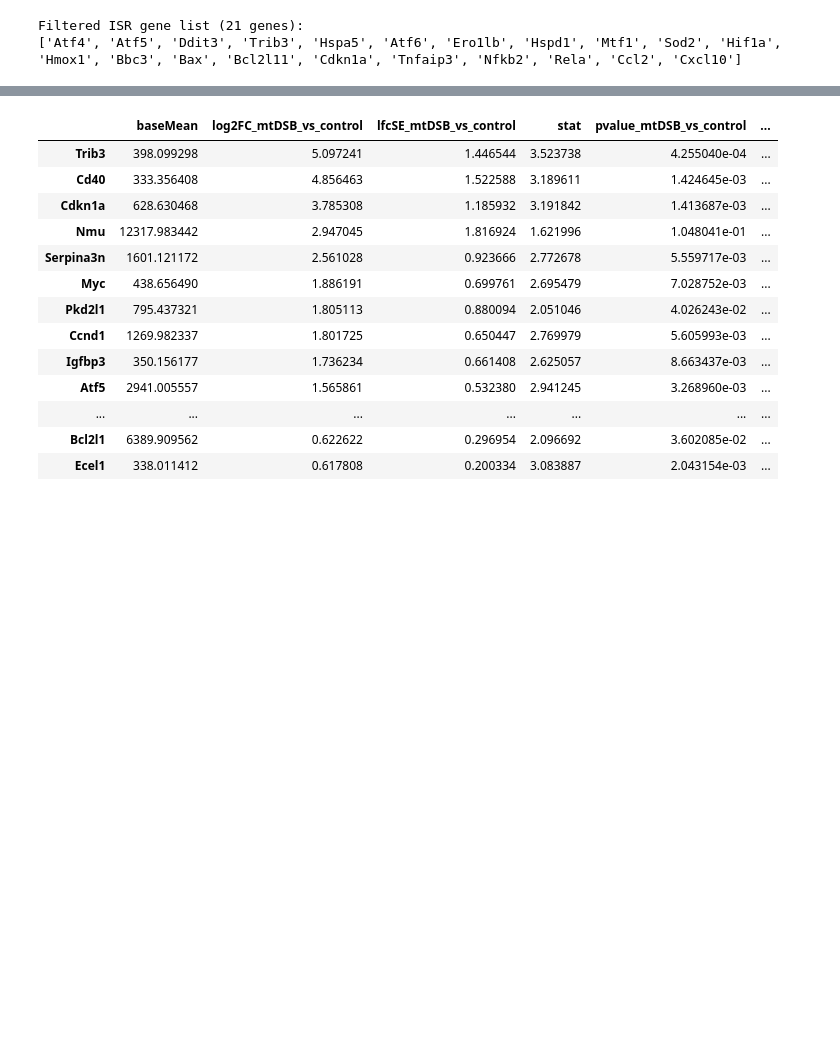
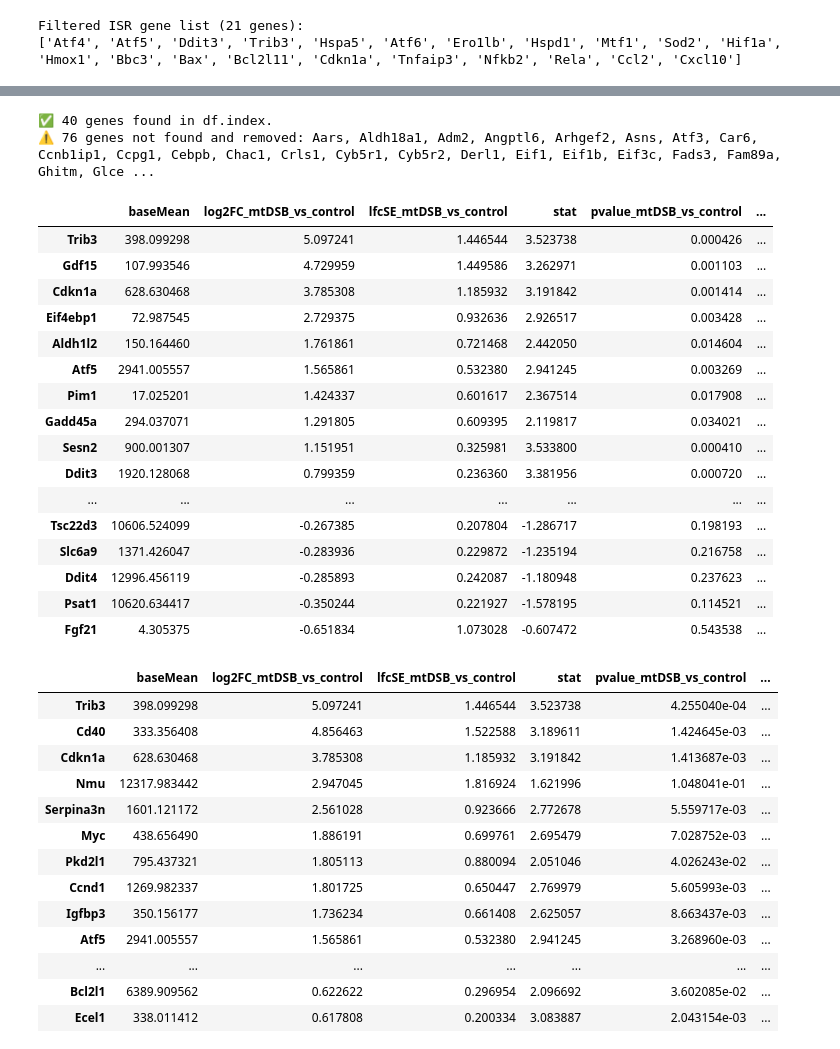
Before and after one commit to christoffermattssonlangseth/oligo-mtDSB, a Jupyter notebook: notebooks-02/08_ISR_celltype_specific.ipynb, the cells around one changed output, grey strips where cells are left out. Drawn from its saved outputs; the diff is of its cells as text; code cells hidden in the pictures; blank space fills up the shorter version.

```diff
--- a/notebooks-02/08_ISR_celltype_specific.ipynb
+++ b/notebooks-02/08_ISR_celltype_specific.ipynb
@@ -37,3 +86,44 @@ sub = df.sort_values(by = 'log2FC_mtDSB_vs_control', ascending = False)
+# %%
+clic_isr_genes = [
+    "Aars", "Aldh18a1", "Adm2", "Aldh1l2", "Angptl6", "Arhgef2", "Asns", "Atf3", "Atf4", "Atf5",
+    "Atf6", "Car6", "Ccnb1ip1", "Ccpg1", "Cdkn1a", "Cebpb", "Chac1", "Ciart", "Clic4", "Cln8",
+    "Crls1", "Cth", "Cyb5r1", "Cyb5r2", "Ddit3", "Ddit4", "Derl1", "Eif1", "Eif1b", "Eif2s2",
+    "Eif3c", "Eif4ebp1", "Epb41l4a", "Ero1l", "Fads3", "Fam129a", "Fam89a", "Fgf21", "Gadd45a",
+    "Gars", "Gdf15", "Ghitm", "Glce", "Gnpnat1", "Got1", "Gpt2", "Gtpbp2", "Hax1", "Herpud1",
+    "Hmox1", "Hoxa9", "Hspa9", "Iars", "Ifrd1", "Idh1", "Krtcap2", "Lars", "Leprotl1", "Lonp1",
+    "Mars", "Mdfic", "Mtbp", "Mthfd1l", "Mthfd2", "Nars", "Nfe2l1", "Nfil3", "Nop14", "Nupr1",
+    "Otub2", "Paqr3", "Pck2", "Pfkp", "Phf10", "Phgdh", "Pim1", "Plpp4", "Ppp1r15a", "Psat1",
+    "Psph", "Pvr", "Pycr1", "Rars", "Rgs16", "Rhbdd1", "Sars", "Scpep1", "Sesn2", "Shmt2",
+    "Siah2", "Slc1a4", "Slc1a5", "Slc25a33", "Slc3a2", "Slc6a9", "Slc7a1", "Slc7a3", "Slc7a5",
+    "Slc7a11", "Soat2", "Steap1", "St6galnac1", "Tars", "Tbc1d31", "Tcea1", "Tgif1", "Trib3",
+    "Tsc22d3", "Ubr2", "Uhrf1bp1", "Vegfa", "Wars", "Xpot", "Yars", "Ydjc", "Znfx1"
+]
+# %%
+# For DataFrame
+genes_filtered = filter_genes_in_data(sub, clic_isr_genes)
+# %% [output]
+✅ 40 genes found in df.index.
+⚠️ 76 genes not found and removed: Aars, Aldh18a1, Adm2, Angptl6, Arhgef2, Asns, Atf3, Car6, Ccnb1ip1, Ccpg1, Cebpb, Chac1, Crls1, Cyb5r1, Cyb5r2, Derl1, Eif1, Eif1b, Eif3c, Fads3, Fam89a, Ghitm, Glce ...
+# %%
+sub.loc[genes_filtered].sort_values(by = 'log2FC_mtDSB_vs_control', ascending = False)
+# %% [output]
+|  | baseMean | log2FC_mtDSB_vs_control | lfcSE_mtDSB_vs_control | stat | pvalue_mtDSB_vs_control | ... |
+| Trib3 | 398.099298 | 5.097241 | 1.446544 | 3.523738 | 0.000426 | ... |
+| Gdf15 | 107.993546 | 4.729959 | 1.449586 | 3.262971 | 0.001103 | ... |
+| Cdkn1a | 628.630468 | 3.785308 | 1.185932 | 3.191842 | 0.001414 | ... |
+| Eif4ebp1 | 72.987545 | 2.729375 | 0.932636 | 2.926517 | 0.003428 | ... |
+| Aldh1l2 | 150.164460 | 1.761861 | 0.721468 | 2.442050 | 0.014604 | ... |
+| Atf5 | 2941.005557 | 1.565861 | 0.532380 | 2.941245 | 0.003269 | ... |
+| Pim1 | 17.025201 | 1.424337 | 0.601617 | 2.367514 | 0.017908 | ... |
+| Gadd45a | 294.037071 | 1.291805 | 0.609395 | 2.119817 | 0.034021 | ... |
+| Sesn2 | 900.001307 | 1.151951 | 0.325981 | 3.533800 | 0.000410 | ... |
+| Ddit3 | 1920.128068 | 0.799359 | 0.236360 | 3.381956 | 0.000720 | ... |
+| ... | ... | ... | ... | ... | ... | ... |
+| Tsc22d3 | 10606.524099 | -0.267385 | 0.207804 | -1.286717 | 0.198193 | ... |
+| Slc6a9 | 1371.426047 | -0.283936 | 0.229872 | -1.235194 | 0.216758 | ... |
+| Ddit4 | 12996.456119 | -0.285893 | 0.242087 | -1.180948 | 0.237623 | ... |
+| Psat1 | 10620.634417 | -0.350244 | 0.221927 | -1.578195 | 0.114521 | ... |
+| Fgf21 | 4.305375 | -0.651834 | 1.073028 | -0.607472 | 0.543538 | ... |
 # %%
 sub[sub.mean_cpm_age_60 > 30].head(50)
 # %% [output]
```
Also changed, not shown: parts of 3 cells of this notebook.
